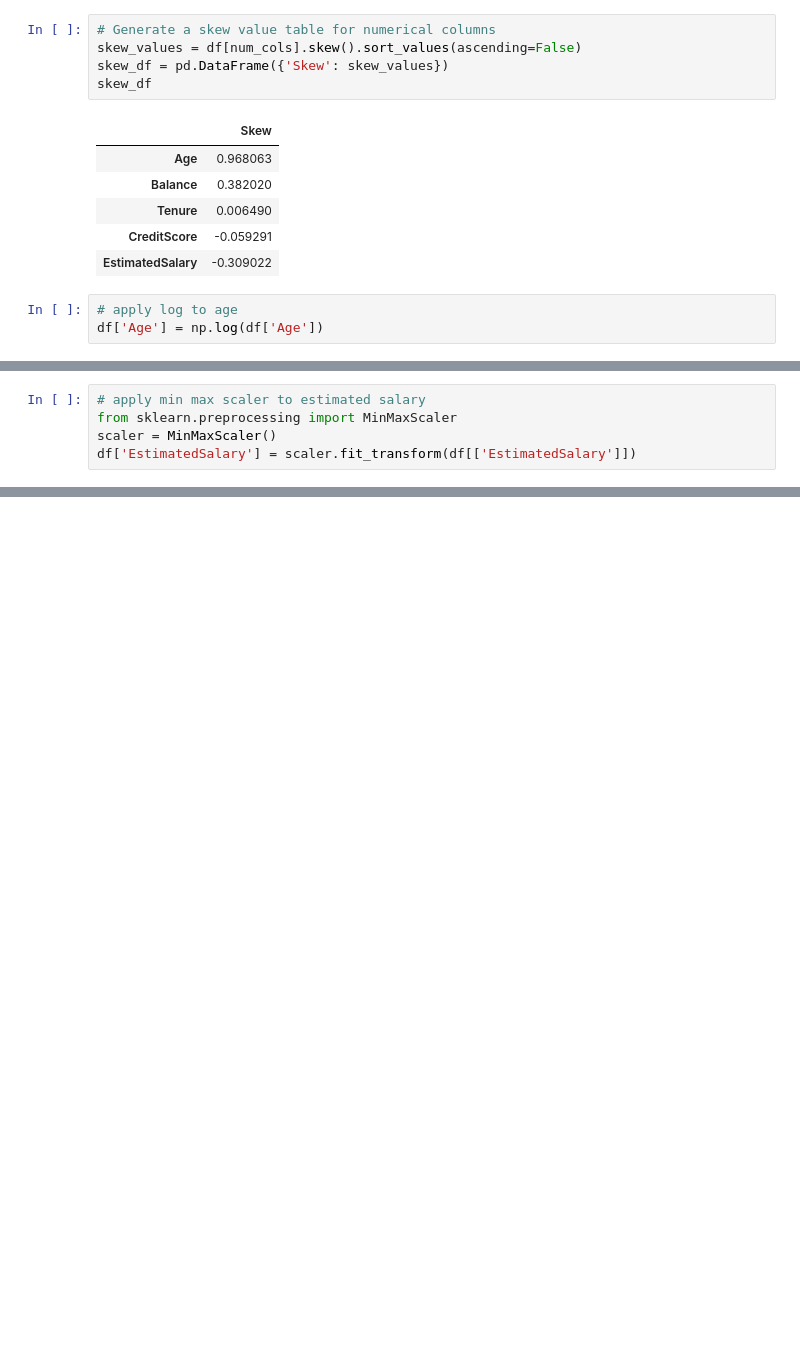
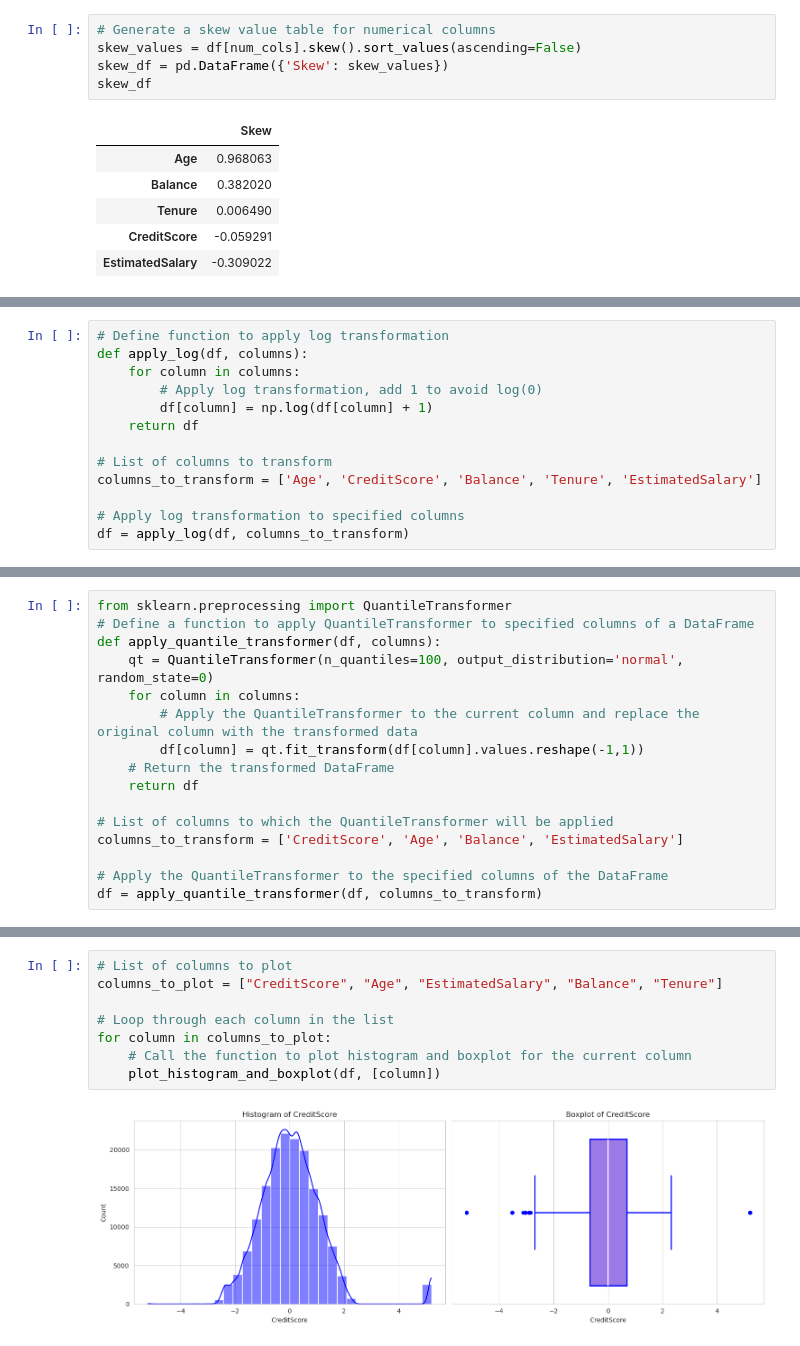
Before and after one commit to devbilalkhan/bank-churn, a Jupyter notebook: bank_churn.ipynb, the cells around one changed output, grey strips where cells are left out. Cells and saved outputs as stored; diff of their text form; blank space fills up the shorter version.

Commit message:
Scaling and normalization

```diff
--- a/bank_churn.ipynb
+++ b/bank_churn.ipynb
@@ -460,6 +476,3 @@ skew_df
 | Tenure | 0.006490 |
 | CreditScore | -0.059291 |
 | EstimatedSalary | -0.309022 |
-# %%
-# apply log to age
-df['Age'] = np.log(df['Age'])
@@ -471,5 +478,0 @@ plot_histogram_and_boxplot(df, ["Age"])
-# %%
-# apply min max scaler to estimated salary
-from sklearn.preprocessing import MinMaxScaler
-scaler = MinMaxScaler()
-df['EstimatedSalary'] = scaler.fit_transform(df[['EstimatedSalary']])
@@ -479,0 +483,13 @@ plot_histogram_and_boxplot(df, ["EstimatedSalary"])
+# %%
+# Define function to apply log transformation
+def apply_log(df, columns):
+    for column in columns:
+        # Apply log transformation, add 1 to avoid log(0)
+        df[column] = np.log(df[column] + 1)
+    return df
+
+# List of columns to transform
+columns_to_transform = ['Age', 'CreditScore', 'Balance', 'Tenure', 'EstimatedSalary']
+
+# Apply log transformation to specified columns
+df = apply_log(df, columns_to_transform)
@@ -479,0 +498,16 @@ plot_histogram_and_boxplot(df, ["EstimatedSalary"])
+# %%
+from sklearn.preprocessing import QuantileTransformer
+# Define a function to apply QuantileTransformer to specified columns of a DataFrame
+def apply_quantile_transformer(df, columns):
+    qt = QuantileTransformer(n_quantiles=100, output_distribution='normal', random_state=0)
+    for column in columns:
+        # Apply the QuantileTransformer to the current column and replace the original column with the transformed data
+        df[column] = qt.fit_transform(df[column].values.reshape(-1,1))
+    # Return the transformed DataFrame
+    return df
+
+# List of columns to which the QuantileTransformer will be applied
+columns_to_transform = ['CreditScore', 'Age', 'Balance', 'EstimatedSalary']
+
+# Apply the QuantileTransformer to the specified columns of the DataFrame
+df = apply_quantile_transformer(df, columns_to_transform)
@@ -479,0 +532,10 @@ plot_histogram_and_boxplot(df, ["EstimatedSalary"])
+# %%
+# List of columns to plot
+columns_to_plot = ["CreditScore", "Age", "EstimatedSalary", "Balance", "Tenure"]
+
+# Loop through each column in the list
+for column in columns_to_plot:
+    # Call the function to plot histogram and boxplot for the current column
+    plot_histogram_and_boxplot(df, [column])
+# %% [output]
+[figure, added]
```
Also changed, not shown: parts of 9 cells of this notebook.
